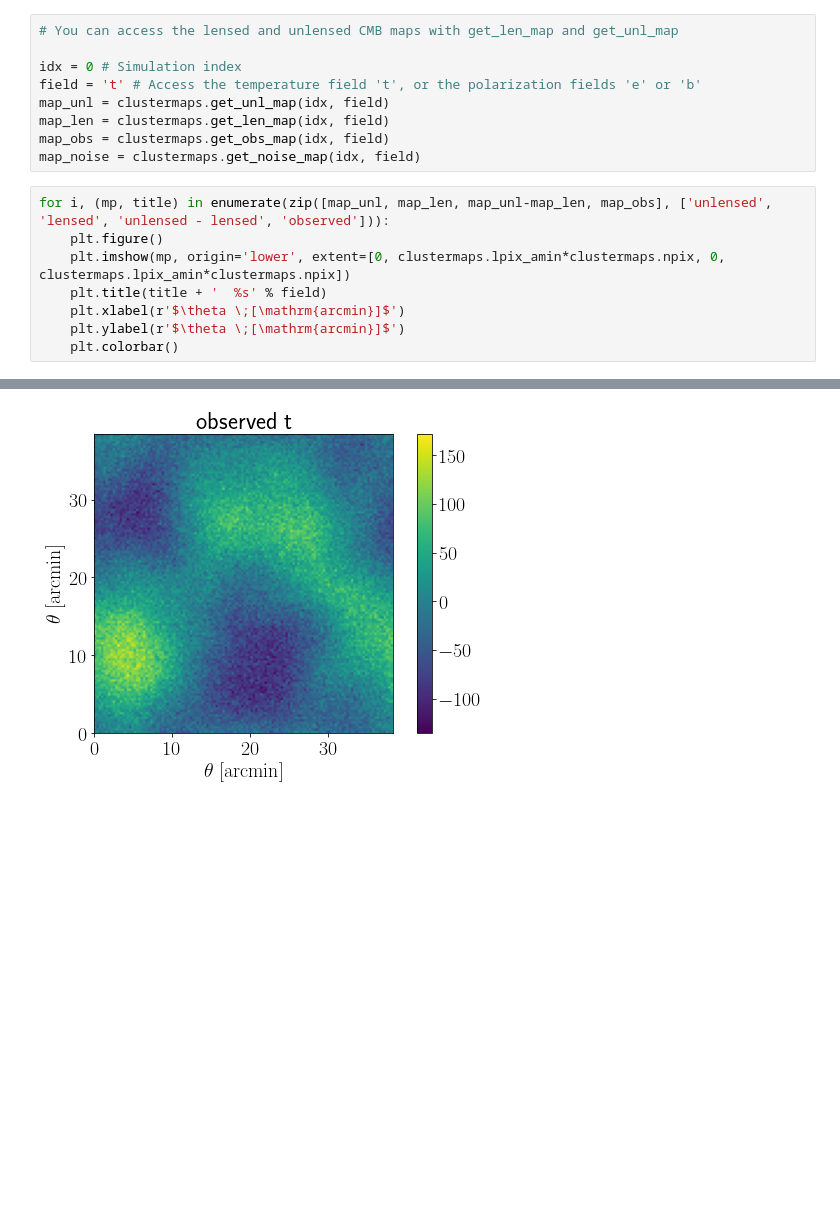
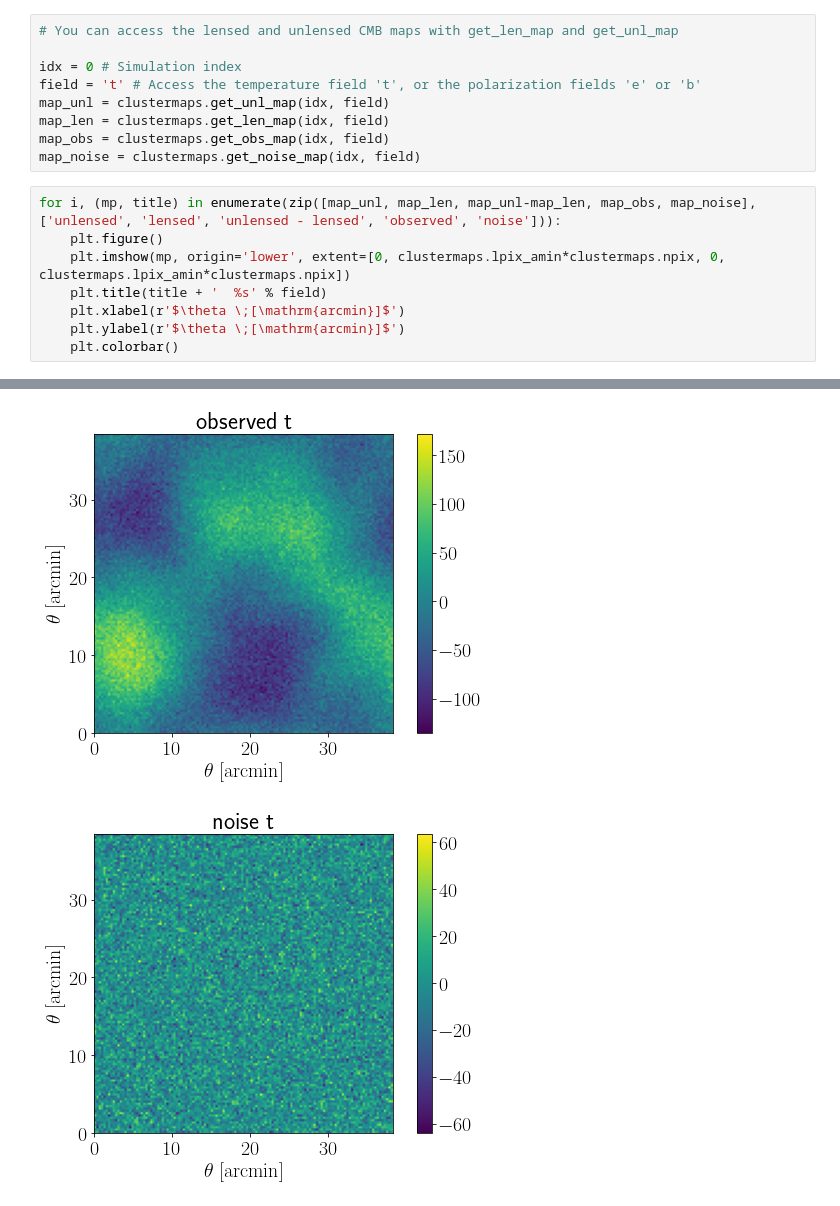
Before and after one commit to carronj/LensIt, a Jupyter notebook: notebooks/demo_cluster_lensing.ipynb, the cells around one changed output, grey strips where cells are left out. Saved outputs shown, nothing was run; the diff lists cells and outputs as text; blank space fills up the shorter version.

```diff
--- a/notebooks/demo_cluster_lensing.ipynb
+++ b/notebooks/demo_cluster_lensing.ipynb
@@ -89,15 +89,16 @@ map_len = clustermaps.get_len_map(idx, field)
 map_obs = clustermaps.get_obs_map(idx, field)
 map_noise = clustermaps.get_noise_map(idx, field)
 # %%
-for i, (mp, title) in enumerate(zip([map_unl, map_len, map_unl-map_len, map_obs], ['unlensed', 'lensed', 'unlensed - lensed', 'observed'])):
+for i, (mp, title) in enumerate(zip([map_unl, map_len, map_unl-map_len, map_obs, map_noise], ['unlensed', 'lensed', 'unlensed - lensed', 'observed', 'noise'])):
     plt.figure()
     plt.imshow(mp, origin='lower', extent=[0, clustermaps.lpix_amin*clustermaps.npix, 0, clustermaps.lpix_amin*clustermaps.npix])
     plt.title(title + '  %s' % field)
     plt.xlabel(r'$\theta \;[\mathrm{arcmin}]$')
     plt.ylabel(r'$\theta \;[\mathrm{arcmin}]$')
     plt.colorbar()
 # %% [output]
 [figure]
 [figure]
 [figure]
 [figure]
+[figure, added]
```
